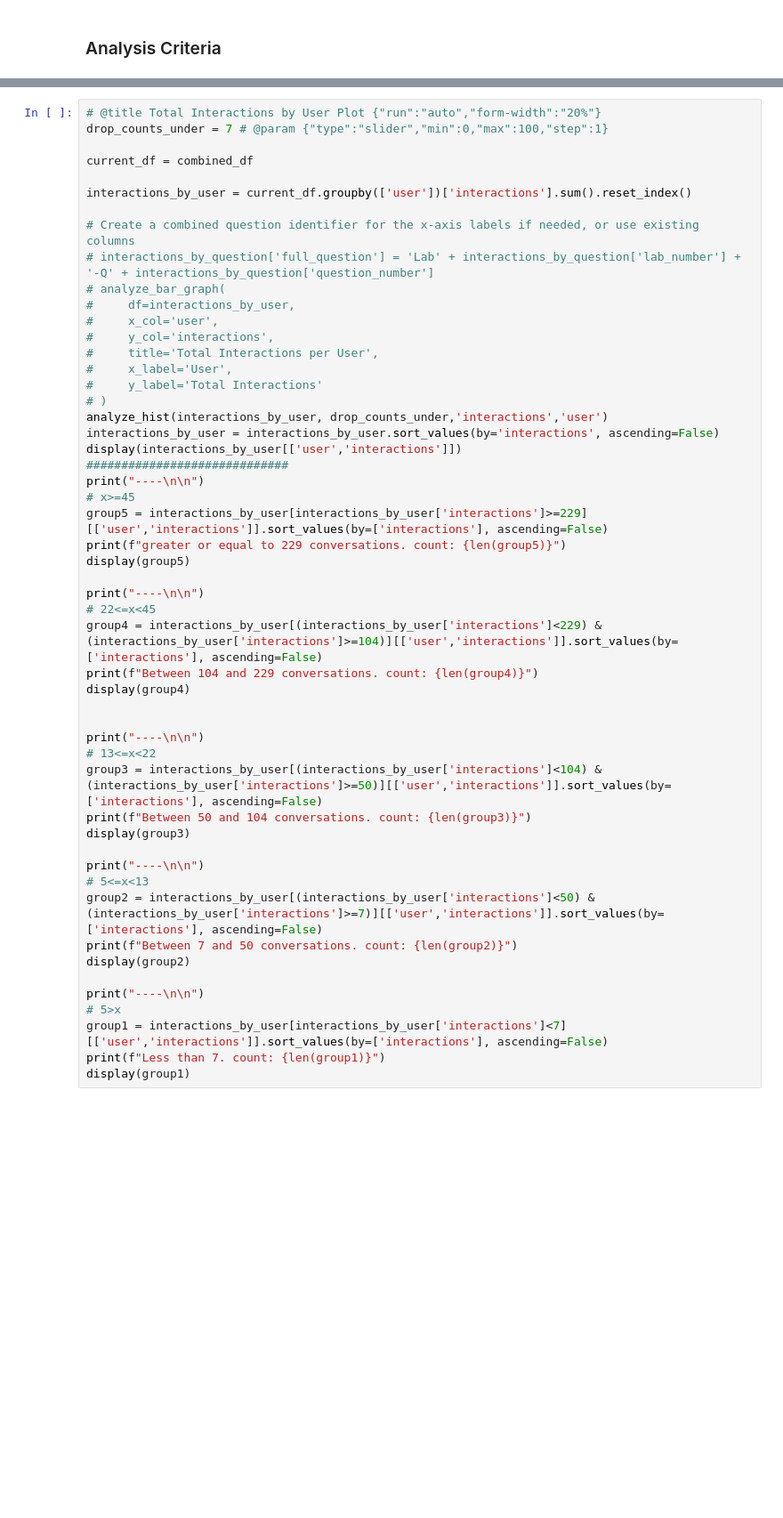
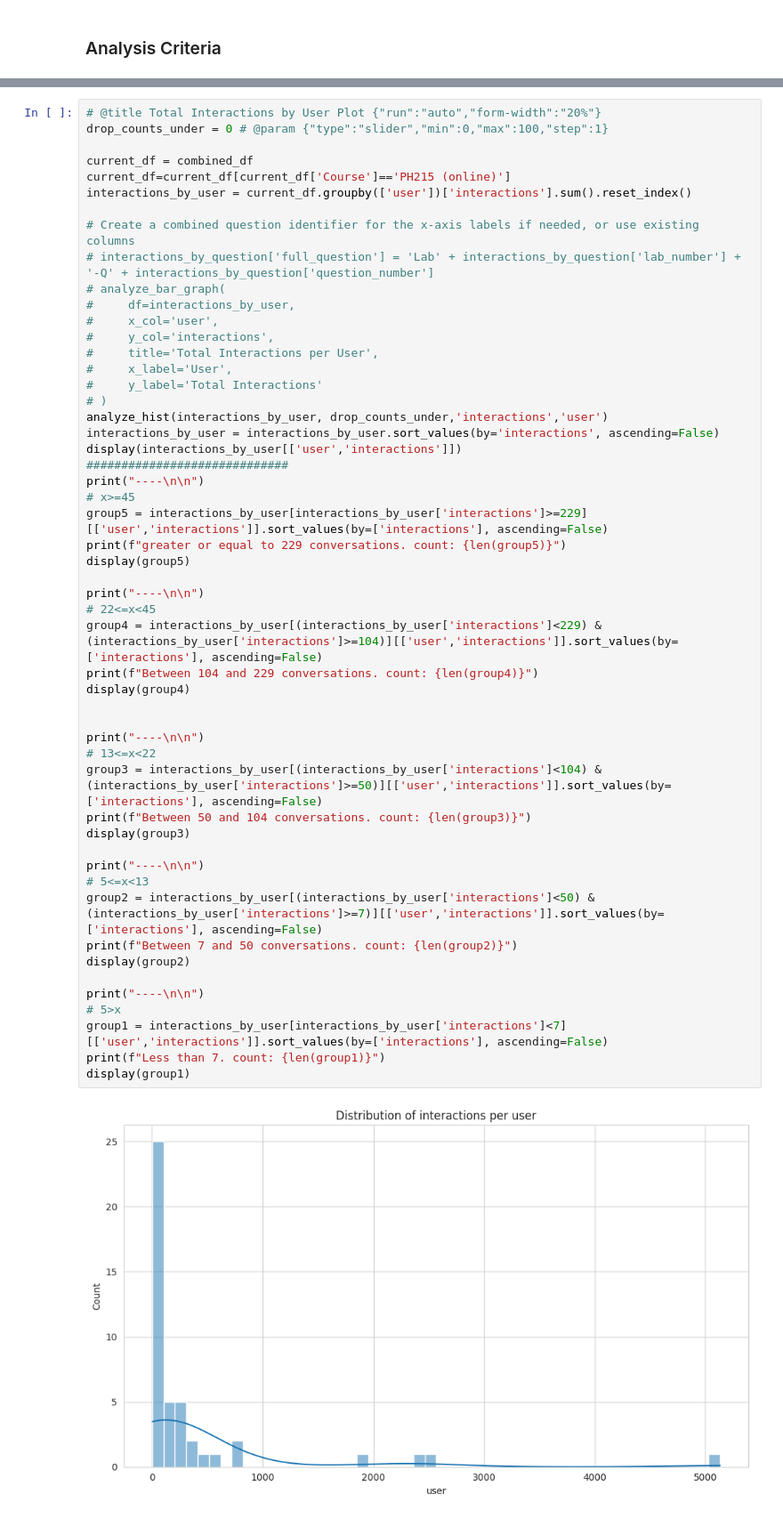
Before and after one commit to PeaceAndLongLife/Analysis-Colab, a Jupyter notebook: notebooks/Data_transcript_statistics.ipynb, the cells around one changed output, grey strips where cells are left out. Shown at 89% size. Saved outputs shown, nothing was run; the diff lists cells and outputs as text; blank space fills up the shorter version.

```diff
--- a/notebooks/Data_transcript_statistics.ipynb
+++ b/notebooks/Data_transcript_statistics.ipynb
@@ -453,9 +857,9 @@ if export_table:
 # %%
 # @title Total Interactions by User Plot {"run":"auto","form-width":"20%"}
-drop_counts_under = 7 # @param {"type":"slider","min":0,"max":100,"step":1}
+drop_counts_under = 0 # @param {"type":"slider","min":0,"max":100,"step":1}
 
 current_df = combined_df
-
+current_df=current_df[current_df['Course']=='PH215 (online)']
 interactions_by_user = current_df.groupby(['user'])['interactions'].sum().reset_index()
 
 # Create a combined question identifier for the x-axis labels if needed, or use existing columns
@@ -475,30 +879,32 @@ display(interactions_by_user[['user','interactions']])
 print("----\n\n")
 # x>=45
 group5 = interactions_by_user[interactions_by_user['interactions']>=229][['user','interactions']].sort_values(by=['interactions'], ascending=False)
 print(f"greater or equal to 229 conversations. count: {len(group5)}")
 display(group5)
 
 print("----\n\n")
 # 22<=x<45
 group4 = interactions_by_user[(interactions_by_user['interactions']<229) & (interactions_by_user['interactions']>=104)][['user','interactions']].sort_values(by=['interactions'], ascending=False)
 print(f"Between 104 and 229 conversations. count: {len(group4)}")
 display(group4)
 
 
 print("----\n\n")
 # 13<=x<22
 group3 = interactions_by_user[(interactions_by_user['interactions']<104) & (interactions_by_user['interactions']>=50)][['user','interactions']].sort_values(by=['interactions'], ascending=False)
 print(f"Between 50 and 104 conversations. count: {len(group3)}")
 display(group3)
 
 print("----\n\n")
 # 5<=x<13
 group2 = interactions_by_user[(interactions_by_user['interactions']<50) & (interactions_by_user['interactions']>=7)][['user','interactions']].sort_values(by=['interactions'], ascending=False)
 print(f"Between 7 and 50 conversations. count: {len(group2)}")
 display(group2)
 
 print("----\n\n")
 # 5>x
 group1 = interactions_by_user[interactions_by_user['interactions']<7][['user','interactions']].sort_values(by=['interactions'], ascending=False)
 print(f"Less than 7. count: {len(group1)}")
 display(group1)
+# %% [output]
+[figure, added]
```
Also changed, not shown: parts of 19 cells of this notebook.
